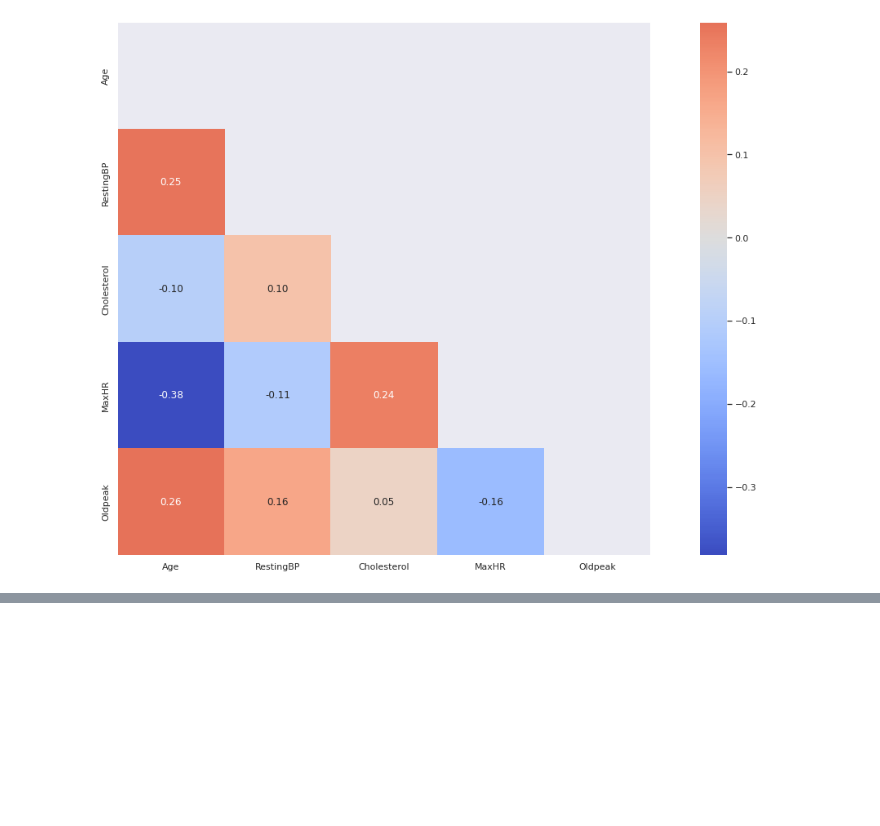
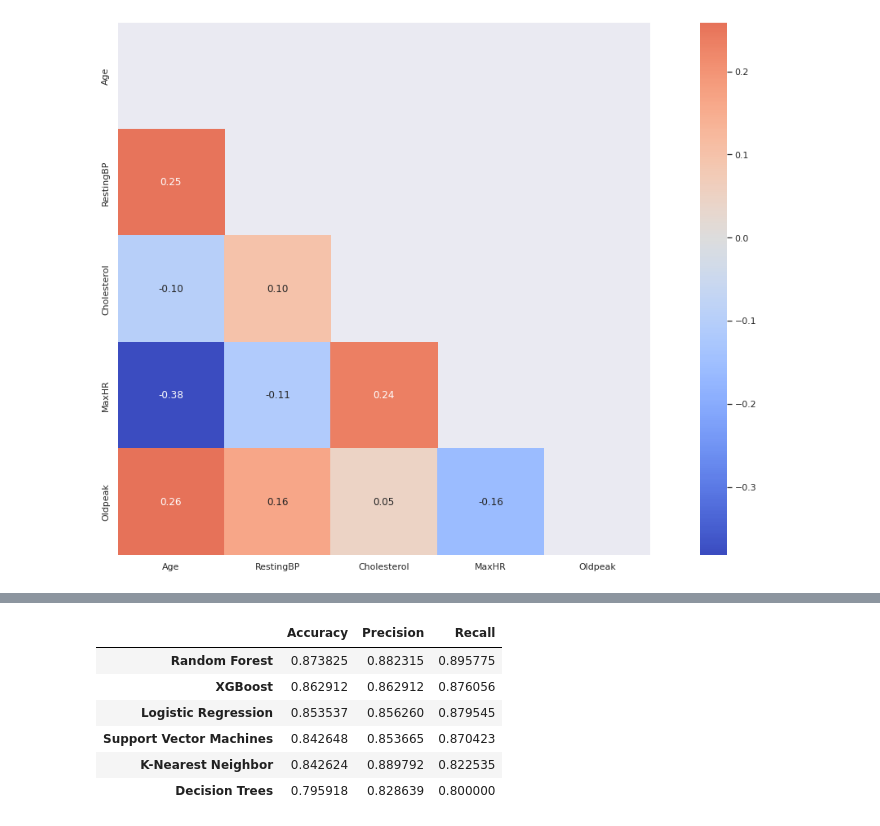
Before and after one commit to BrStefan/DataVis, a Jupyter notebook: DV_1.ipynb, the cells around one changed output, grey strips where cells are left out. Saved outputs shown, nothing was run; the diff lists cells and outputs as text; code cells hidden in the pictures; blank space fills up the shorter version.

```diff
--- a/DV_1.ipynb
+++ b/DV_1.ipynb
@@ -322,0 +323,15 @@ plt.show()
+# %%
+
+df_model = pd.DataFrame(index=['Logistic Regression', 'Support Vector Machines','K-Nearest Neighbor','Decision Trees','Random Forest', 'XGBoost'], columns=['Accuracy', 'Precision', 'Recall'])
+df_model['Accuracy'] = [log_score['test_accuracy'].mean(),svc_score['test_accuracy'].mean(),kn_score['test_accuracy'].mean(),dtree_score['test_accuracy'].mean(),rfor_score['test_accuracy'].mean(),xgb_score['test_accuracy'].mean()]
+df_model['Precision'] = [log_score['test_precision'].mean(),svc_score['test_precision'].mean(),kn_score['test_precision'].mean(),dtree_score['test_precision'].mean(),rfor_score['test_precision'].mean(),xgb_score['test_accuracy'].mean()]
+df_model['Recall'] = [log_score['test_recall'].mean(),svc_score['test_recall'].mean(),kn_score['test_recall'].mean(),dtree_score['test_recall'].mean(),rfor_score['test_recall'].mean(),xgb_score['test_recall'].mean()]
+df_model.sort_values(by='Accuracy',ascending=False).style.background_gradient('twilight')
+# %% [output]
+|  | Accuracy | Precision | Recall |
+| Random Forest | 0.873825 | 0.882315 | 0.895775 |
+| XGBoost | 0.862912 | 0.862912 | 0.876056 |
+| Logistic Regression | 0.853537 | 0.856260 | 0.879545 |
+| Support Vector Machines | 0.842648 | 0.853665 | 0.870423 |
+| K-Nearest Neighbor | 0.842624 | 0.889792 | 0.822535 |
+| Decision Trees | 0.795918 | 0.828639 | 0.800000 |
```
Also changed, not shown: parts of 4 cells of this notebook.
